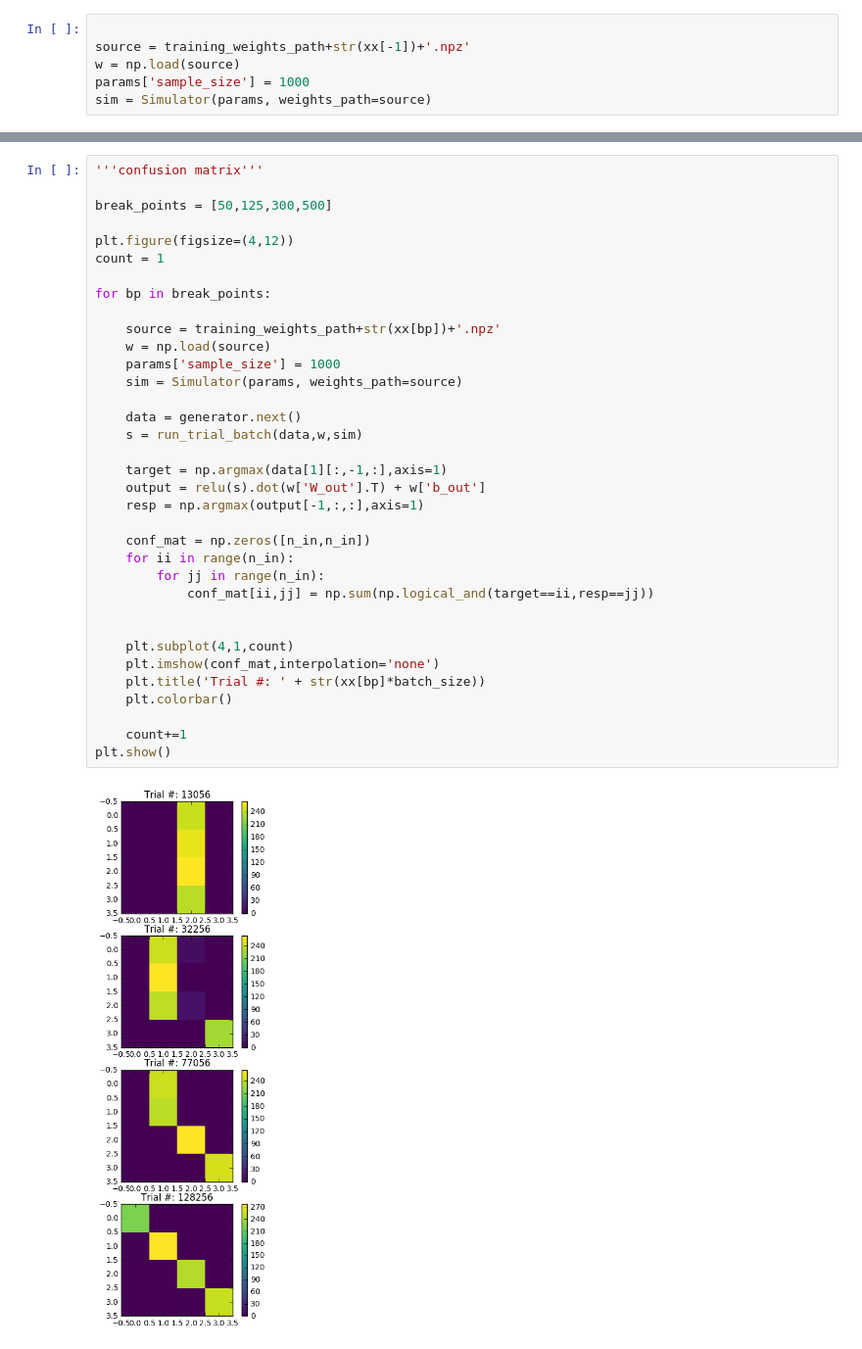
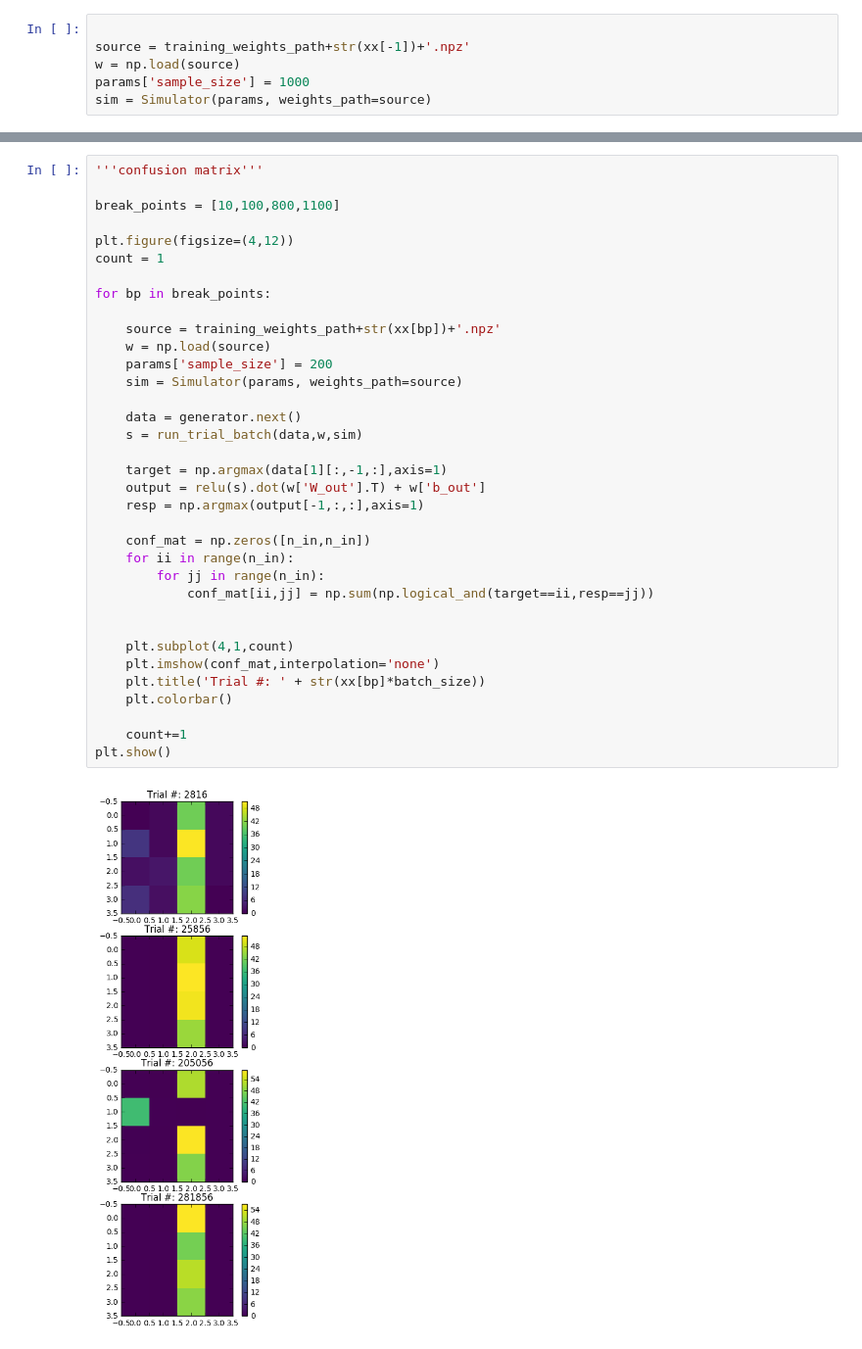
Before and after one commit to davidbrandfonbrener/sisyphus2, a Jupyter notebook: notebooks/fixed_point_task_training.ipynb, the cells around one changed output, grey strips where cells are left out. Shown at 98% size. Saved outputs shown, nothing was run; the diff lists cells and outputs as text.

```diff
--- a/notebooks/fixed_point_task_training.ipynb
+++ b/notebooks/fixed_point_task_training.ipynb
@@ -328,40 +328,40 @@ accuracy: 100.0 %
 # %%
 '''confusion matrix'''
 
-break_points = [50,125,300,500]
+break_points = [10,100,800,1100]
 
 plt.figure(figsize=(4,12))
 count = 1
 
 for bp in break_points:
 
     source = training_weights_path+str(xx[bp])+'.npz'
     w = np.load(source)
-    params['sample_size'] = 1000
+    params['sample_size'] = 200
     sim = Simulator(params, weights_path=source)
 
     data = generator.next()
     s = run_trial_batch(data,w,sim)
 
     target = np.argmax(data[1][:,-1,:],axis=1)
     output = relu(s).dot(w['W_out'].T) + w['b_out']
     resp = np.argmax(output[-1,:,:],axis=1)
 
     conf_mat = np.zeros([n_in,n_in])
     for ii in range(n_in):
         for jj in range(n_in):
             conf_mat[ii,jj] = np.sum(np.logical_and(target==ii,resp==jj))
 
 
     plt.subplot(4,1,count)
     plt.imshow(conf_mat,interpolation='none')
     plt.title('Trial #: ' + str(xx[bp]*batch_size))
     plt.colorbar()
 
     count+=1
 plt.show()
 # %% [output]
-[figure, old version]
+[figure, new version]
 # %%
 t0 = time.time()
 
```
Also changed, not shown: parts of 25 cells of this notebook, 11 other files.
